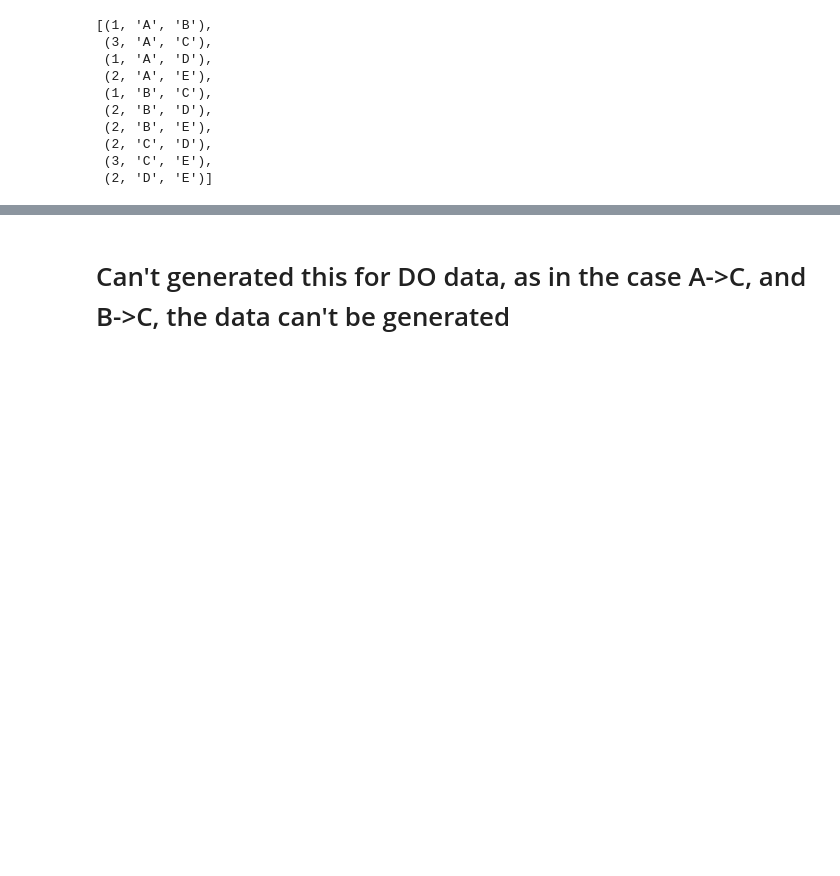
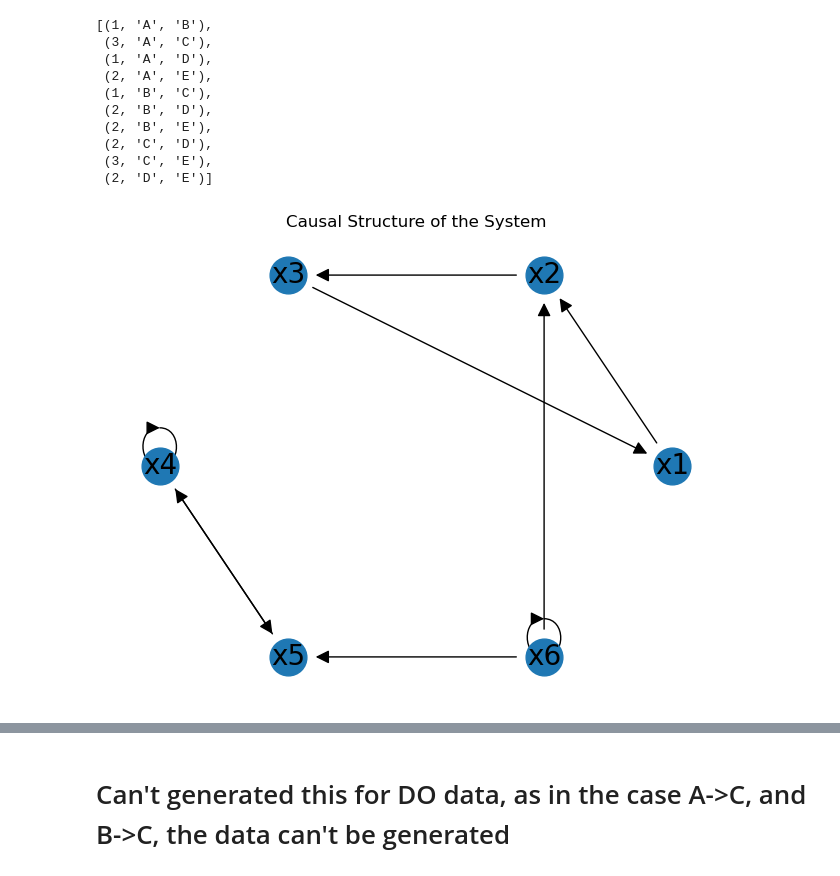
Before and after one commit to Peisong-Zheng/Paleoclimate_causality, a Jupyter notebook: Gen_linked_data.ipynb, the cells around one changed output, grey strips where cells are left out. Cells and saved outputs as stored; diff of their text form; code cells hidden in the pictures; blank space fills up the shorter version.

```diff
--- a/Gen_linked_data.ipynb
+++ b/Gen_linked_data.ipynb
@@ -126,3 +126,43 @@ connections
  (2, 'C', 'D'),
  (3, 'C', 'E'),
  (2, 'D', 'E')]
+# %%
+import matplotlib.pyplot as plt
+import networkx as nx
+
+# Create a directed graph
+G = nx.DiGraph()
+
+# Add nodes to the graph
+nodes = ['x1', 'x2', 'x3', 'x4', 'x5', 'x6']
+G.add_nodes_from(nodes)
+
+# Add edges to the graph based on the given equations
+edges = [
+    ('x3', 'x1'),  # x1(t+1) = 0.1 - 0.6x3(t) + u1(t+1)
+    ('x1', 'x2'),  # x2(t+1) = 0.7 - 0.5x1(t) + 0.8x6(t) + u2(t+1)
+    ('x6', 'x2'),  #
+    ('x2', 'x3'),  # x3(t+1) = 0.5 + 0.7x2(t) + u3(t+1)
+    ('x4', 'x4'),  # x4(t+1) = 0.2 + 0.7x4(t) + 0.4x5(t) + u4(t+1)
+    ('x5', 'x4'),  #
+    ('x4', 'x5'),  # x5(t+1) = 0.8 + 0.2x4(t) + 0.7x6(t) + u5(t+1)
+    ('x6', 'x5'),  #
+    ('x6', 'x6'),  # x6(t+1) = 0.3 - 0.5x6(t) + u6(t+1)
+]
+
+
+G.add_edges_from(edges)
+
+# Plot the graph
+plt.figure(figsize=(8, 6))
+pos = nx.circular_layout(G)
+
+nx.draw_networkx_nodes(G, pos, node_size=700)
+nx.draw_networkx_edges(G, pos, edgelist=G.edges(), arrowstyle='-|>', arrowsize=20,min_source_margin=20, min_target_margin=20)
+nx.draw_networkx_labels(G, pos, font_size=20, font_family='sans-serif')
+
+plt.title('Causal Structure of the System')
+plt.axis('off')  # Turn off the axis
+plt.show()
+# %% [output]
+[figure, added]
```
Also changed, not shown: parts of 5 cells of this notebook, 19 other files.
